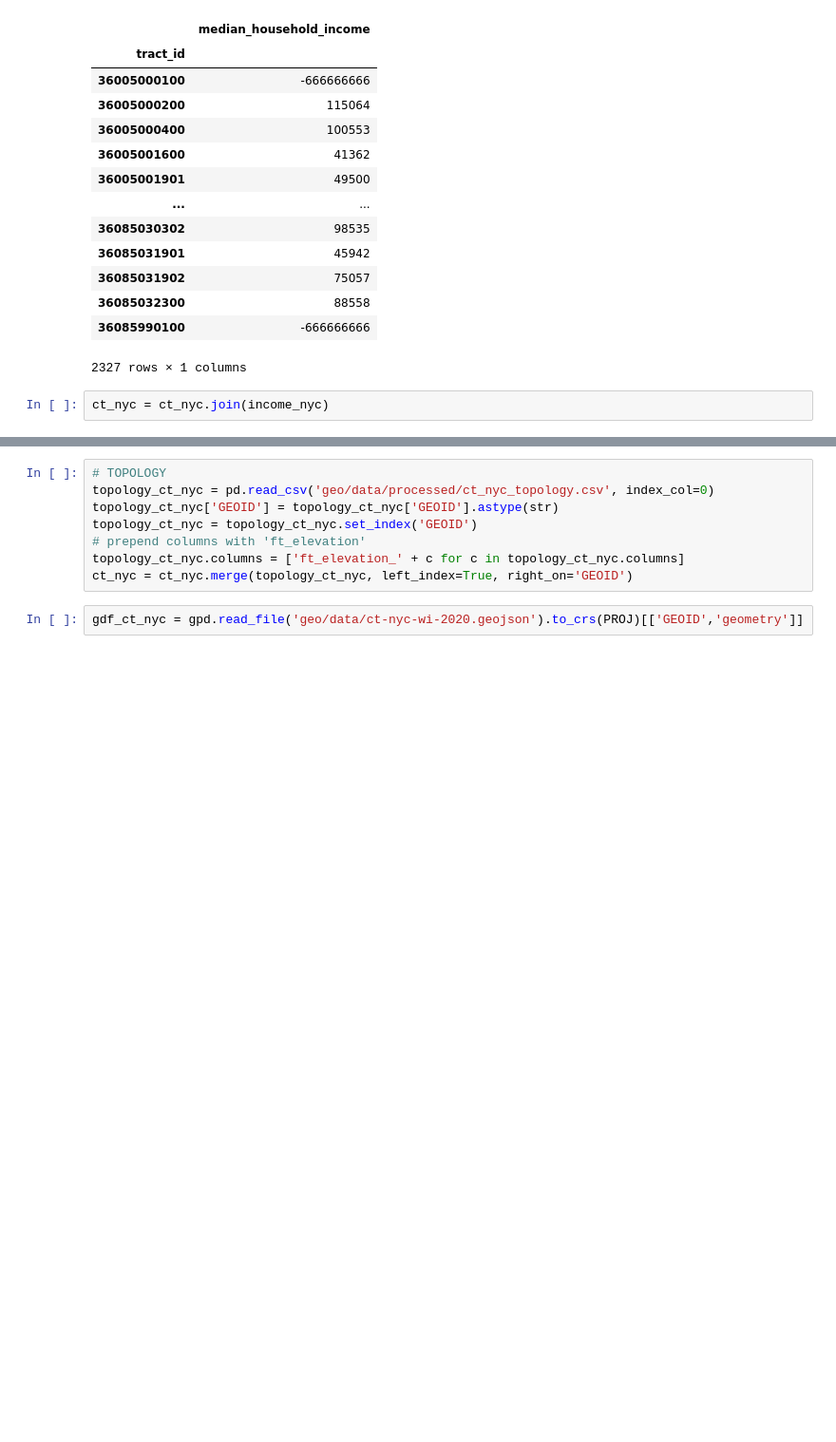
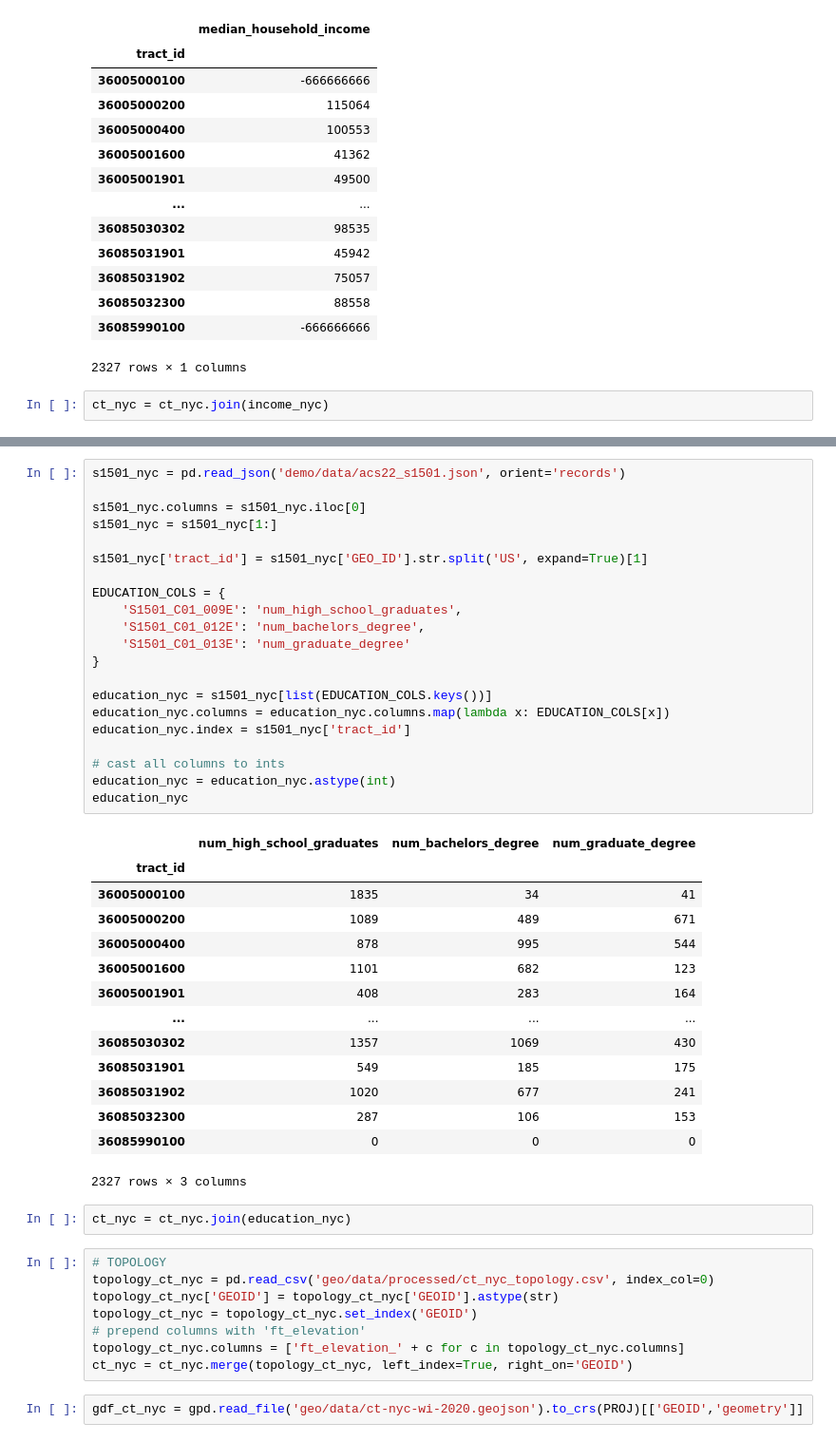
Before and after one commit to pendulating/bayflood, a Jupyter notebook: aggregation/analysis_df.ipynb, the cells around one changed output, grey strips where cells are left out. Shown at 95% size. Cells and saved outputs as stored; diff of their text form; blank space fills up the shorter version.

```diff
--- a/aggregation/analysis_df.ipynb
+++ b/aggregation/analysis_df.ipynb
@@ -318,3 +333,41 @@ ct_nyc = ct_nyc.join(income_nyc)
+# %%
+s1501_nyc = pd.read_json('demo/data/acs22_s1501.json', orient='records')
+
+s1501_nyc.columns = s1501_nyc.iloc[0]
+s1501_nyc = s1501_nyc[1:]
+
+s1501_nyc['tract_id'] = s1501_nyc['GEO_ID'].str.split('US', expand=True)[1]
+
+EDUCATION_COLS = {
+    'S1501_C01_009E': 'num_high_school_graduates',
+    'S1501_C01_012E': 'num_bachelors_degree',
+    'S1501_C01_013E': 'num_graduate_degree'
+}
+
+education_nyc = s1501_nyc[list(EDUCATION_COLS.keys())]
+education_nyc.columns = education_nyc.columns.map(lambda x: EDUCATION_COLS[x])
+education_nyc.index = s1501_nyc['tract_id']
+
+# cast all columns to ints
+education_nyc = education_nyc.astype(int)
+education_nyc
+# %% [output]
+|  | num_high_school_graduates | num_bachelors_degree | num_graduate_degree |
+| tract_id |  |  |  |
+| 36005000100 | 1835 | 34 | 41 |
+| 36005000200 | 1089 | 489 | 671 |
+| 36005000400 | 878 | 995 | 544 |
+| 36005001600 | 1101 | 682 | 123 |
+| 36005001901 | 408 | 283 | 164 |
+| ... | ... | ... | ... |
+| 36085030302 | 1357 | 1069 | 430 |
+| 36085031901 | 549 | 185 | 175 |
+| 36085031902 | 1020 | 677 | 241 |
+| 36085032300 | 287 | 106 | 153 |
+| 36085990100 | 0 | 0 | 0 |
+2327 rows × 3 columns
+# %%
+ct_nyc = ct_nyc.join(education_nyc)
 # %%
 # TOPOLOGY
 topology_ct_nyc = pd.read_csv('geo/data/processed/ct_nyc_topology.csv', index_col=0)
```
Also changed, not shown: parts of 16 cells of this notebook, 1 other file.
